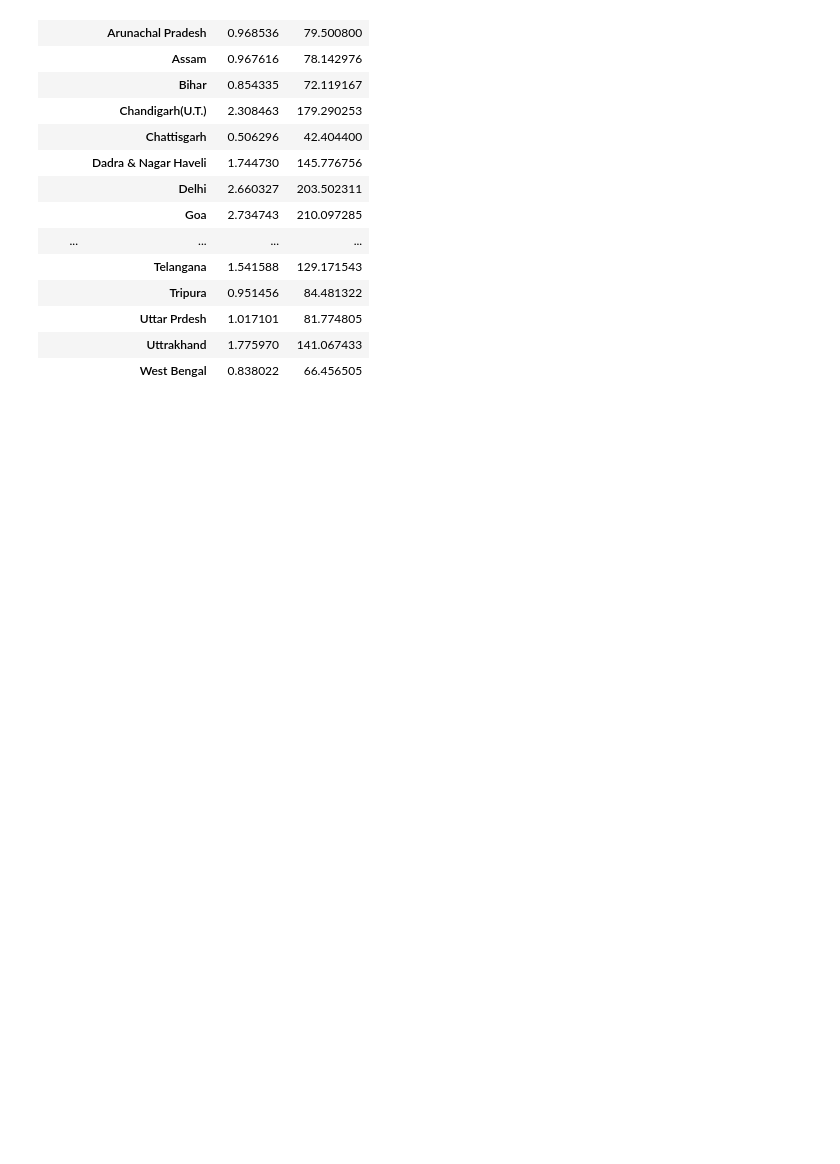
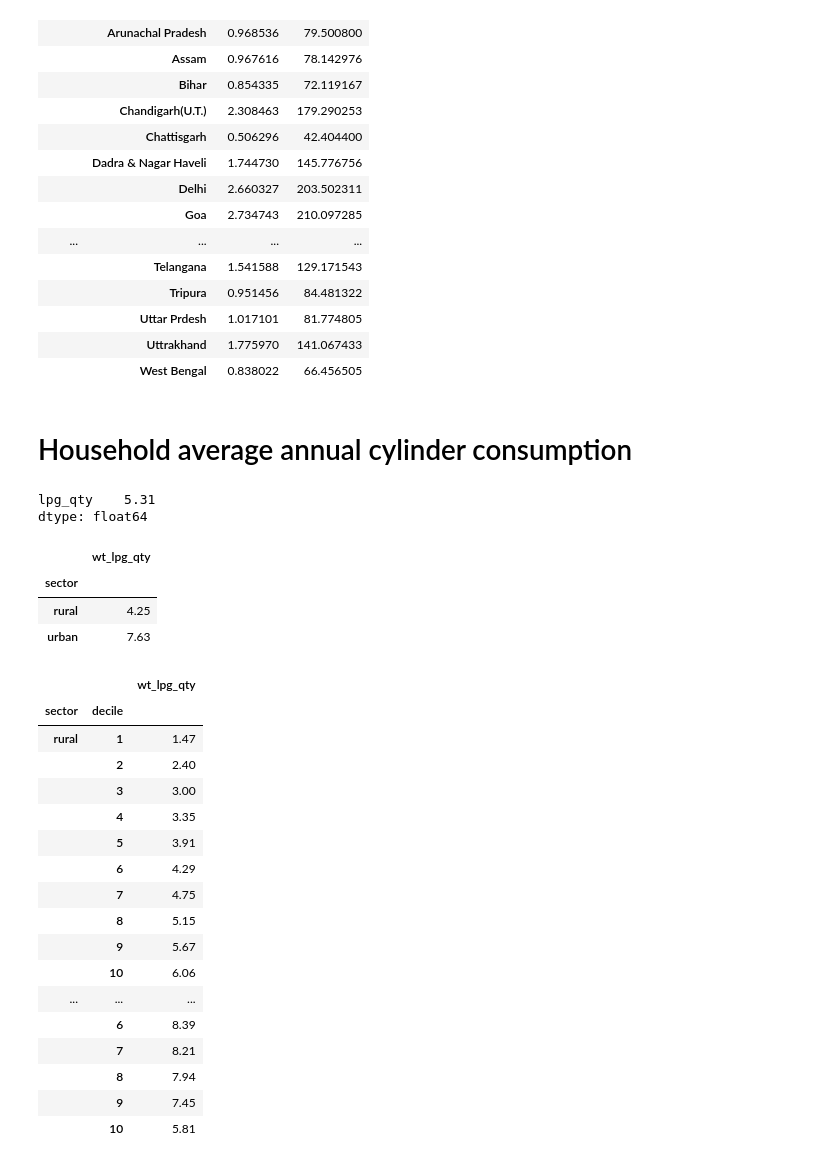
Before and after one commit to Tarunmehta004/HCES, a Jupyter notebook: Across survey analysis/LPG and firewood statistics/TM - LPG and firewood 2022-23 HCES.iPYNB, the cells around one changed output. Cells and saved outputs as stored; diff of their text form; code cells hidden in the pictures; blank space fills up the shorter version.

Commit message:
Calculate annual avg cylinder consumption for a HH

```diff
--- a/Across survey analysis/LPG and firewood statistics/TM - LPG and firewood 2022-23 HCES.iPYNB
+++ b/Across survey analysis/LPG and firewood statistics/TM - LPG and firewood 2022-23 HCES.iPYNB
@@ -649,3 +647,81 @@ trial[trial.index.get_level_values(0) == 'rural']
 |  | Uttar Prdesh | 1.017101 | 81.774805 |
 |  | Uttrakhand | 1.775970 | 141.067433 |
 |  | West Bengal | 0.838022 | 66.456505 |
+# %% [markdown]
+# Household average annual cylinder consumption
+# %%
+# Across India
+
+## Duplicate df
+trial = df.copy()
+
+## Sumproduct of consumption
+value_mult = pd.Series({
+    'lpg_qty': (trial['lpg_qty'] * trial['multiplier']).sum()/trial['multiplier'].sum(),
+})
+
+#Converting to annual cylinder consumption
+value_mult = round(value_mult*12/14.2, 2)
+
+display(value_mult)
+# %% [output]
+lpg_qty    5.31
+dtype: float64
+# %%
+# Rural vs Urban
+
+# Duplicate df and replace Nan values
+trial = df.copy()
+trial[['lpg_qty', 'lpg_value', 'firewood_qty', 'firewood_value']] = trial[['lpg_qty', 'lpg_value', 'firewood_qty', 'firewood_value']].fillna(0)
+
+
+# Sumproduct of consumption
+value_mult = trial.groupby('sector').apply(lambda table: pd.Series({
+    'wt_lpg_qty': (table['lpg_qty']*table['multiplier']).sum()/table['multiplier'].sum(),
+    }), include_groups = False)
+
+#Converting to annual cylinder consumption
+value_mult = round(value_mult*12/14.2, 2)
+
+display(value_mult)
+# %% [output]
+|  | wt_lpg_qty |
+| sector |  |
+| rural | 4.25 |
+| urban | 7.63 |
+# %%
+# Rural vs Urban across deciles
+
+# Duplicate df and replace Nan values
+trial = df.copy()
+trial[['lpg_qty', 'lpg_value', 'firewood_qty', 'firewood_value']] = trial[['lpg_qty', 'lpg_value', 'firewood_qty', 'firewood_value']].fillna(0)
+
+
+# Sumproduct of consumption
+value_mult = trial.groupby(['sector', 'decile'], observed=False).apply(lambda table: pd.Series({
+    'wt_lpg_qty': (table['lpg_qty']*table['multiplier']).sum()/table['multiplier'].sum()
+    }), include_groups = False).round(2)
+
+#Converting to annual cylinder consumption
+value_mult = round(value_mult*12/14.2, 2)
+
+display(value_mult)
+# %% [output]
+|  |  | wt_lpg_qty |
+| sector | decile |  |
+| rural | 1 | 1.47 |
+|  | 2 | 2.40 |
+|  | 3 | 3.00 |
+|  | 4 | 3.35 |
+|  | 5 | 3.91 |
+|  | 6 | 4.29 |
+|  | 7 | 4.75 |
+|  | 8 | 5.15 |
+|  | 9 | 5.67 |
+|  | 10 | 6.06 |
+| ... | ... | ... |
+|  | 6 | 8.39 |
+|  | 7 | 8.21 |
+|  | 8 | 7.94 |
+|  | 9 | 7.45 |
+|  | 10 | 5.81 |
```
Also changed, not shown: parts of 2 cells of this notebook, 3 other files.
